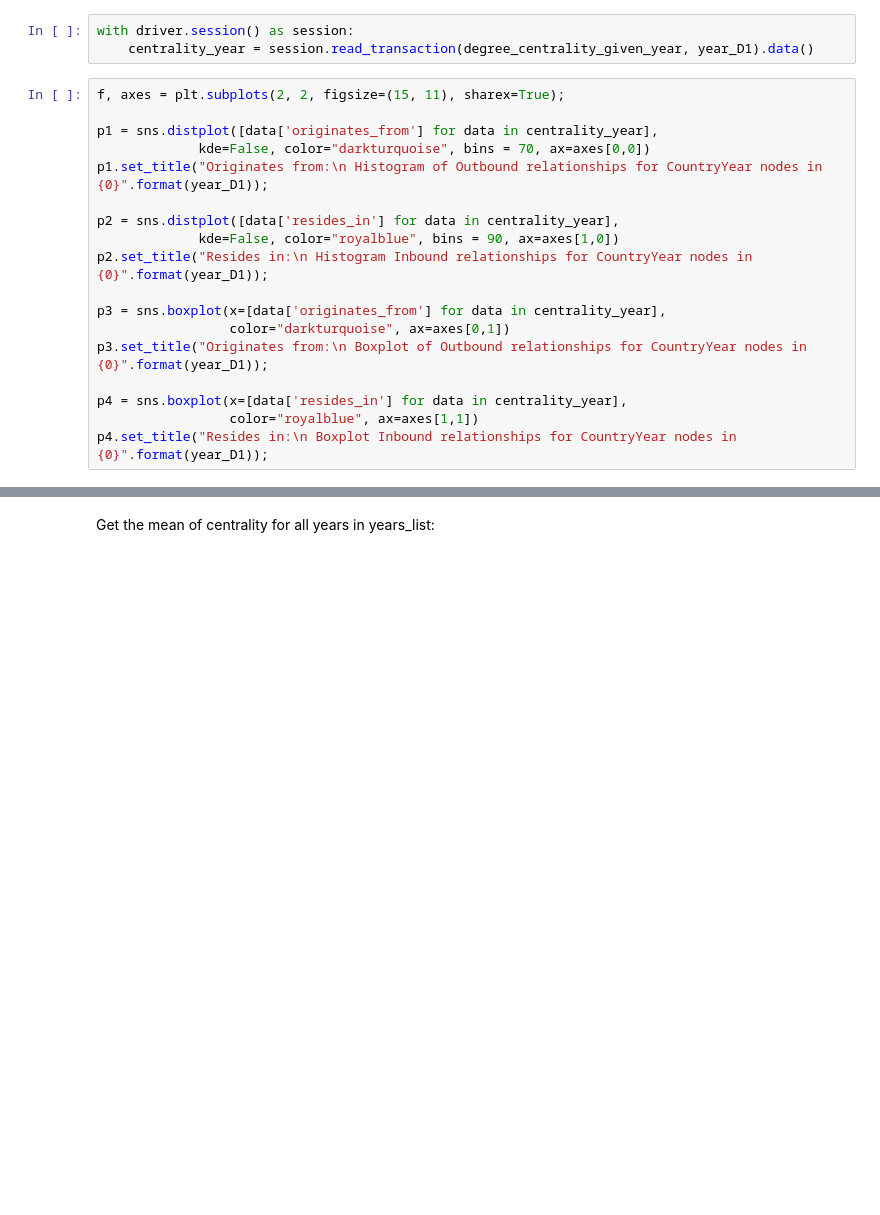
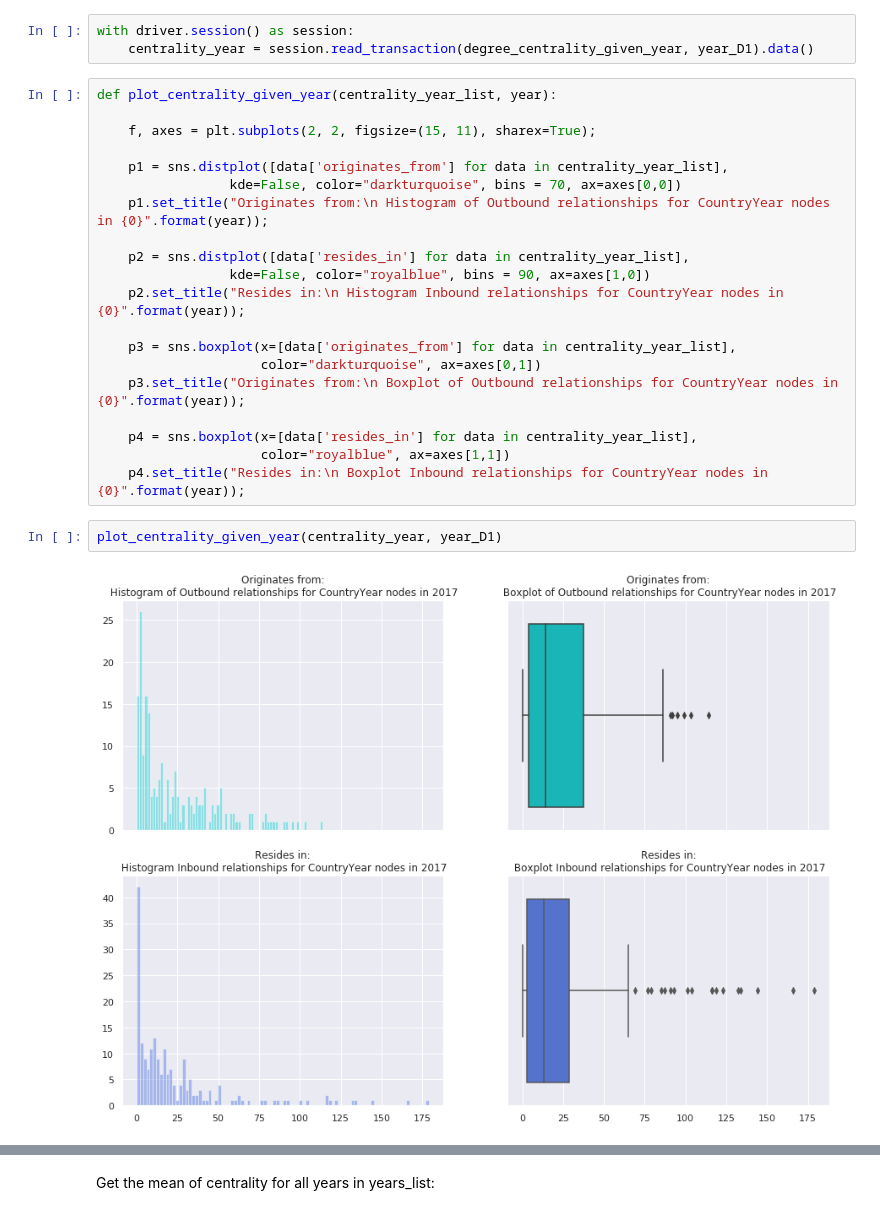
Before and after one commit to CandelaV/UNHCRs_population_of_concern_HDX, a Jupyter notebook: notebooks/d_algorithms_with_python_and_neo4j.ipynb, the cells around one changed output, grey strips where cells are left out. Cells and saved outputs as stored; diff of their text form; blank space fills up the shorter version.

Commit message:
include plots in functions

```diff
--- a/notebooks/d_algorithms_with_python_and_neo4j.ipynb
+++ b/notebooks/d_algorithms_with_python_and_neo4j.ipynb
@@ -51,22 +51,28 @@ year_D1 = 2017
 with driver.session() as session:
     centrality_year = session.read_transaction(degree_centrality_given_year, year_D1).data()
 # %%
-f, axes = plt.subplots(2, 2, figsize=(15, 11), sharex=True);
+def plot_centrality_given_year(centrality_year_list, year):
 
-p1 = sns.distplot([data['originates_from'] for data in centrality_year],
-             kde=False, color="darkturquoise", bins = 70, ax=axes[0,0])
-p1.set_title("Originates from:\n Histogram of Outbound relationships for CountryYear nodes in {0}".format(year_D1));
+    f, axes = plt.subplots(2, 2, figsize=(15, 11), sharex=True);
 
-p2 = sns.distplot([data['resides_in'] for data in centrality_year],
-             kde=False, color="royalblue", bins = 90, ax=axes[1,0])
-p2.set_title("Resides in:\n Histogram Inbound relationships for CountryYear nodes in {0}".format(year_D1));
+    p1 = sns.distplot([data['originates_from'] for data in centrality_year_list],
+                 kde=False, color="darkturquoise", bins = 70, ax=axes[0,0])
+    p1.set_title("Originates from:\n Histogram of Outbound relationships for CountryYear nodes in {0}".format(year));
 
-p3 = sns.boxplot(x=[data['originates_from'] for data in centrality_year],
-                 color="darkturquoise", ax=axes[0,1])
-p3.set_title("Originates from:\n Boxplot of Outbound relationships for CountryYear nodes in {0}".format(year_D1));
+    p2 = sns.distplot([data['resides_in'] for data in centrality_year_list],
+                 kde=False, color="royalblue", bins = 90, ax=axes[1,0])
+    p2.set_title("Resides in:\n Histogram Inbound relationships for CountryYear nodes in {0}".format(year));
 
-p4 = sns.boxplot(x=[data['resides_in'] for data in centrality_year],
-                 color="royalblue", ax=axes[1,1])
-p4.set_title("Resides in:\n Boxplot Inbound relationships for CountryYear nodes in {0}".format(year_D1));
+    p3 = sns.boxplot(x=[data['originates_from'] for data in centrality_year_list],
+                     color="darkturquoise", ax=axes[0,1])
+    p3.set_title("Originates from:\n Boxplot of Outbound relationships for CountryYear nodes in {0}".format(year));
+
+    p4 = sns.boxplot(x=[data['resides_in'] for data in centrality_year_list],
+                     color="royalblue", ax=axes[1,1])
+    p4.set_title("Resides in:\n Boxplot Inbound relationships for CountryYear nodes in {0}".format(year));
+# %%
+plot_centrality_given_year(centrality_year, year_D1)
+# %% [output]
+[figure, added]
 # %%
 stats.describe([data['originates_from'] for data in centrality_year])
```
Also changed, not shown: parts of 6 cells of this notebook.
